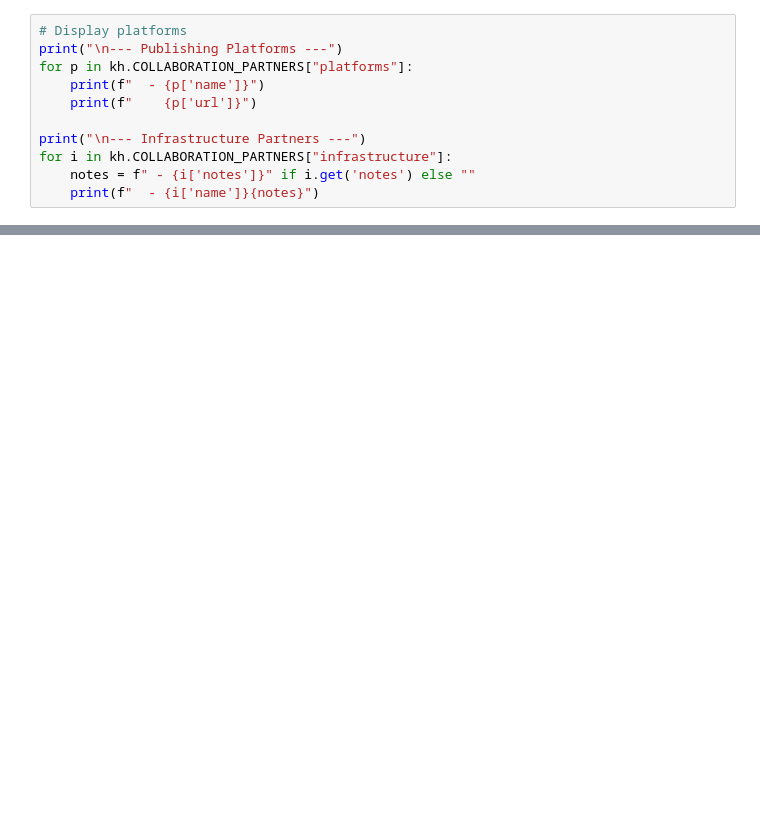
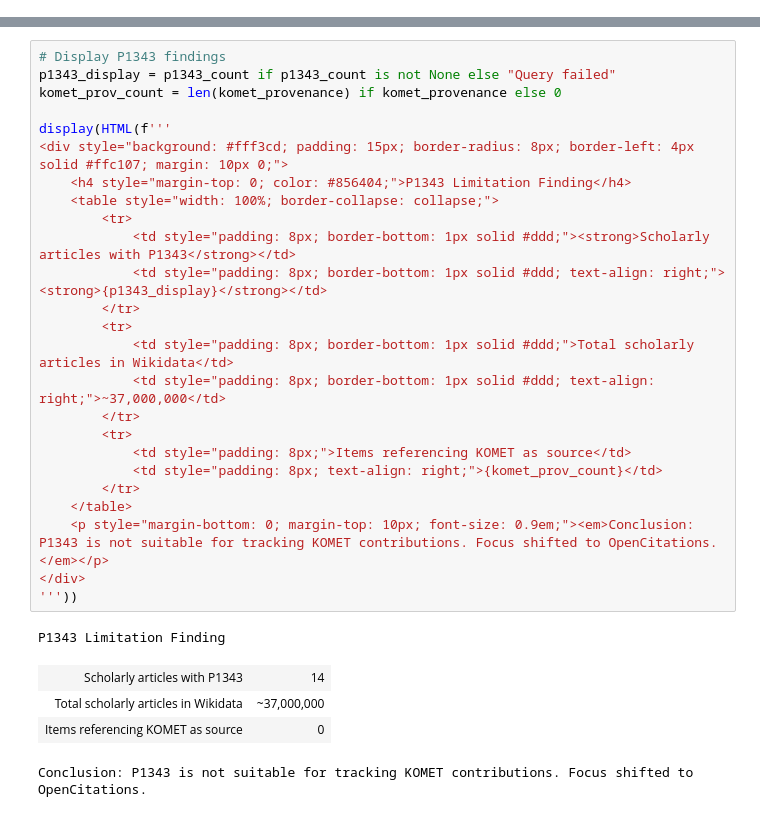
Before and after one commit to GeoinformationSystems/komet-report, a Jupyter notebook: komet_evaluation.ipynb, the cells around one changed output, grey strips where cells are left out. Saved outputs shown, nothing was run; the diff lists cells and outputs as text; blank space fills up the shorter version.

```diff
--- a/komet_evaluation.ipynb
+++ b/komet_evaluation.ipynb
@@ -533,11 +0,0 @@ Journals WITHOUT Wikidata entries: 7
-# %%
-# Display platforms
-print("\n--- Publishing Platforms ---")
-for p in kh.COLLABORATION_PARTNERS["platforms"]:
-    print(f"  - {p['name']}")
-    print(f"    {p['url']}")
-
-print("\n--- Infrastructure Partners ---")
-for i in kh.COLLABORATION_PARTNERS["infrastructure"]:
-    notes = f" - {i['notes']}" if i.get('notes') else ""
-    print(f"  - {i['name']}{notes}")
@@ -720,0 +114,31 @@ If you use this work, please cite:
+# %%
+# Display P1343 findings
+p1343_display = p1343_count if p1343_count is not None else "Query failed"
+komet_prov_count = len(komet_provenance) if komet_provenance else 0
+
+display(HTML(f'''
+<div style="background: #fff3cd; padding: 15px; border-radius: 8px; border-left: 4px solid #ffc107; margin: 10px 0;">
+    <h4 style="margin-top: 0; color: #856404;">P1343 Limitation Finding</h4>
+    <table style="width: 100%; border-collapse: collapse;">
+        <tr>
+            <td style="padding: 8px; border-bottom: 1px solid #ddd;"><strong>Scholarly articles with P1343</strong></td>
+            <td style="padding: 8px; border-bottom: 1px solid #ddd; text-align: right;"><strong>{p1343_display}</strong></td>
+        </tr>
+        <tr>
+            <td style="padding: 8px; border-bottom: 1px solid #ddd;">Total scholarly articles in Wikidata</td>
+            <td style="padding: 8px; border-bottom: 1px solid #ddd; text-align: right;">~37,000,000</td>
+        </tr>
+        <tr>
+            <td style="padding: 8px;">Items referencing KOMET as source</td>
+            <td style="padding: 8px; text-align: right;">{komet_prov_count}</td>
+        </tr>
+    </table>
+    <p style="margin-bottom: 0; margin-top: 10px; font-size: 0.9em;"><em>Conclusion: P1343 is not suitable for tracking KOMET contributions. Focus shifted to OpenCitations.</em></p>
+</div>
+'''))
+# %% [output]
+P1343 Limitation Finding
+| Scholarly articles with P1343 | 14 |
+| Total scholarly articles in Wikidata | ~37,000,000 |
+| Items referencing KOMET as source | 0 |
+Conclusion: P1343 is not suitable for tracking KOMET contributions. Focus shifted to OpenCitations.
```
Also changed, not shown: parts of 57 cells of this notebook, 10 other files.
